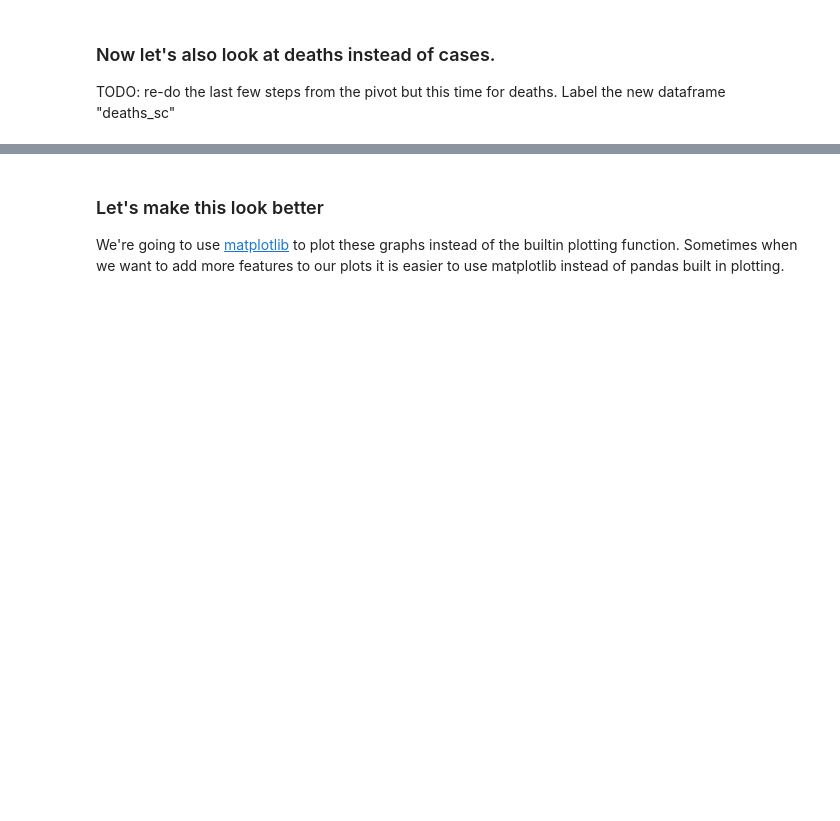
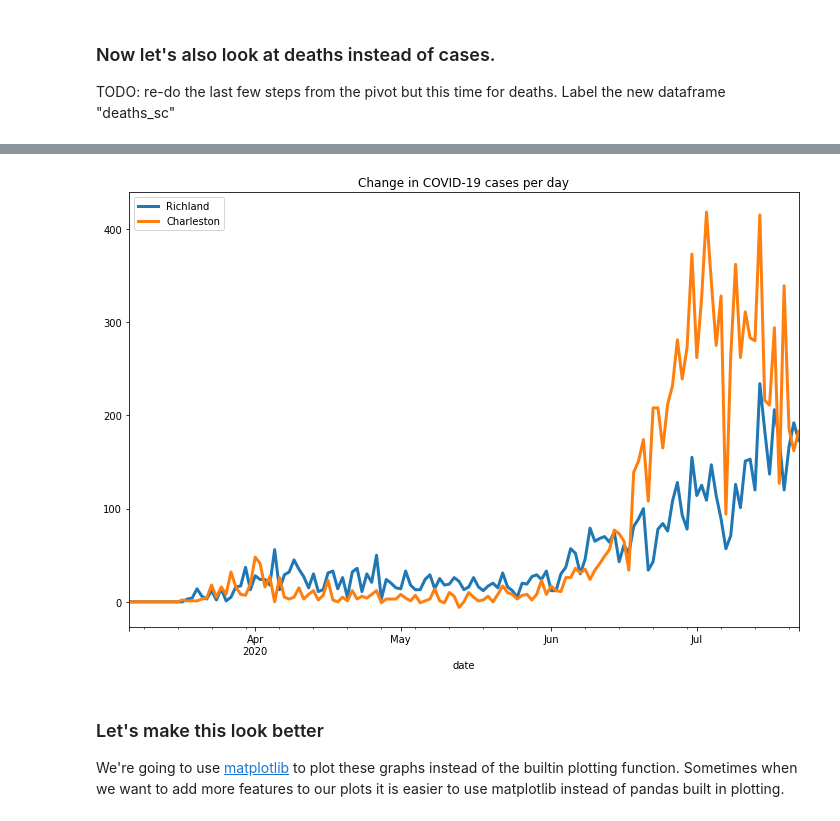
Before and after one commit to uofscphysics/STEM_Python_Course, a Jupyter notebook: 01_Week1/07_PandasCovid19/07_A_SouthCarolina.ipynb, the cells around one changed output, grey strips where cells are left out. Cells and saved outputs as stored; diff of their text form; code cells hidden in the pictures; blank space fills up the shorter version.

```diff
--- a/01_Week1/07_PandasCovid19/07_A_SouthCarolina.ipynb
+++ b/01_Week1/07_PandasCovid19/07_A_SouthCarolina.ipynb
@@ -128,7 +160,11 @@ new_per_day.tail(5)
 # %%
 # Plot difference
 plot = new_per_day.Richland.plot(figsize=(12,8), linewidth=3, legend=True)
 # Looks jumpy....
+
+plot = new_per_day.Charleston.plot(figsize=(12,8), linewidth=3, legend=True, title='Change in COVID-19 cases per day')
+# %% [output]
+[figure, added]
 # %% [markdown]
 ### Let's make this look better
 
```
Also changed, not shown: parts of 16 cells of this notebook.
